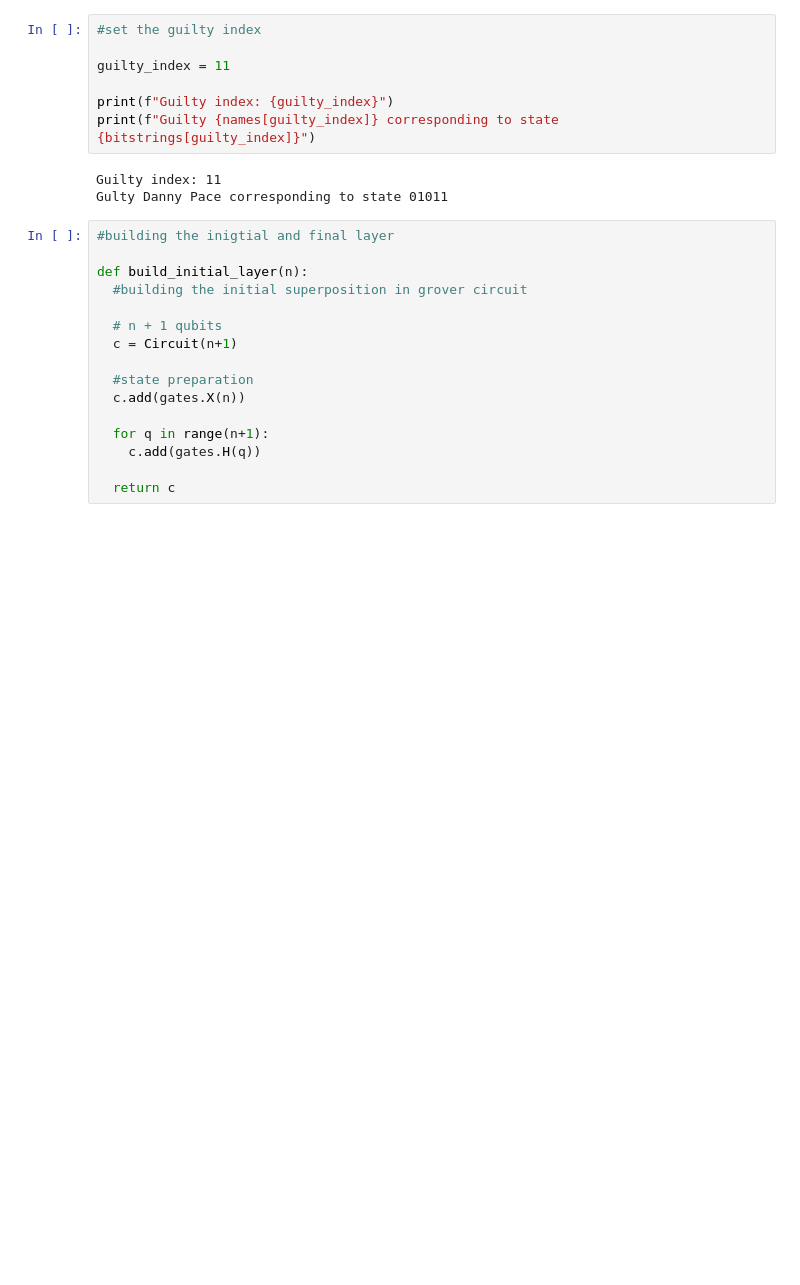
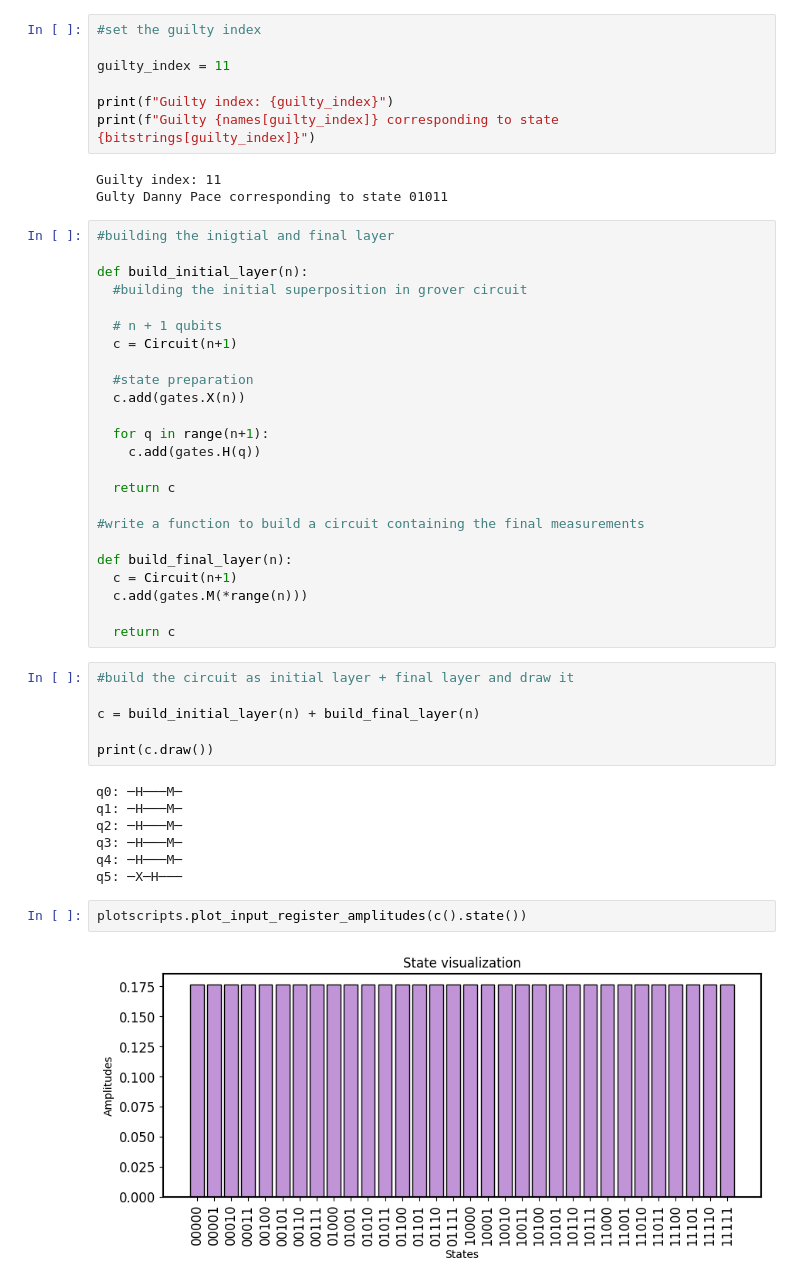
Before and after one commit to gabrielefrn/qc-minicourse, a Jupyter notebook: Grover.ipynb, the cells around one changed output. Cells and saved outputs as stored; diff of their text form; blank space fills up the shorter version.

```diff
--- a/Grover.ipynb
+++ b/Grover.ipynb
@@ -111,3 +111,28 @@ def build_initial_layer(n):
     c.add(gates.H(q))
 
   return c
+
+#write a function to build a circuit containing the final measurements
+
+def build_final_layer(n):
+  c = Circuit(n+1)
+  c.add(gates.M(*range(n)))
+
+  return c
+# %%
+#build the circuit as initial layer + final layer and draw it
+
+c = build_initial_layer(n) + build_final_layer(n)
+
+print(c.draw())
+# %% [output]
+q0: ─H───M─
+q1: ─H───M─
+q2: ─H───M─
+q3: ─H───M─
+q4: ─H───M─
+q5: ─X─H───
+# %%
+plotscripts.plot_input_register_amplitudes(c().state())
+# %% [output]
+[figure, added]
```
